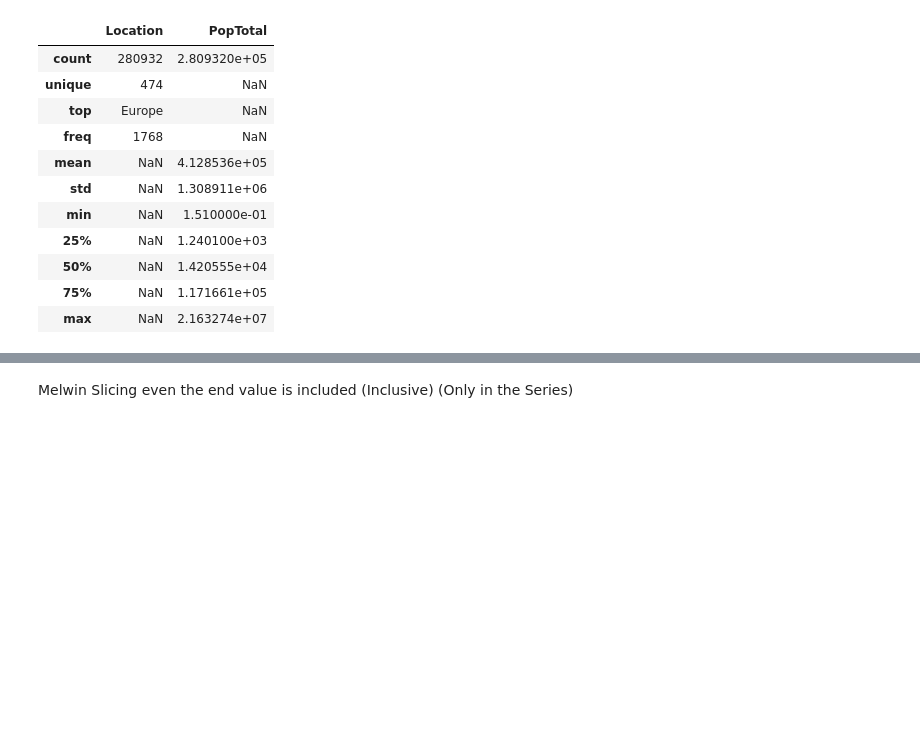
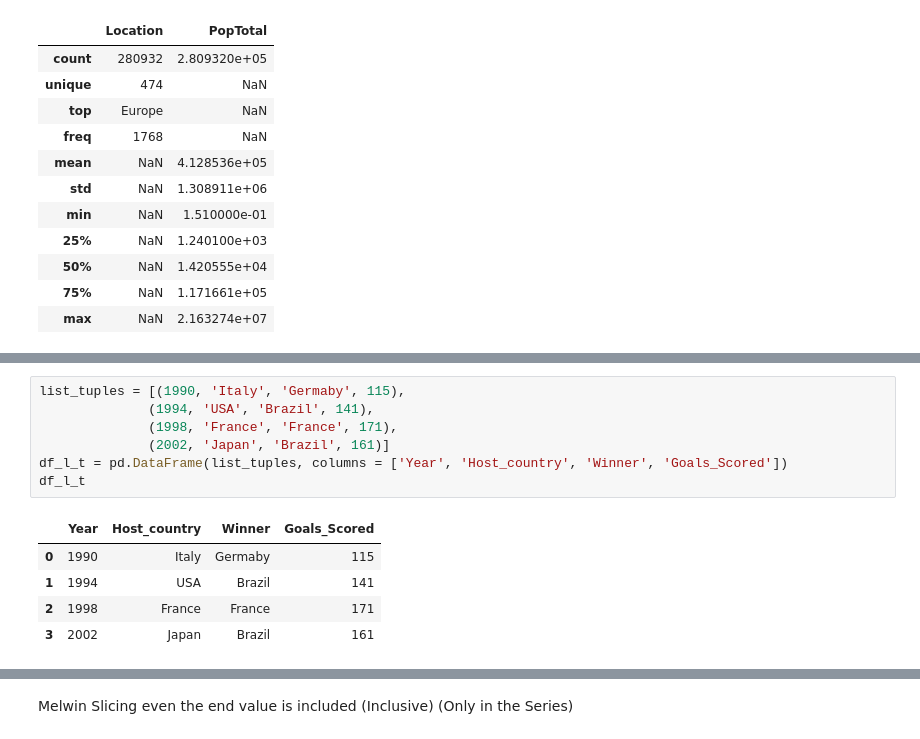
Before and after one commit to melwinmpk/Python_DSA, a Jupyter notebook: Pandas/Pandas_1.ipynb, the cells around one changed output, grey strips where cells are left out. Saved outputs shown, nothing was run; the diff lists cells and outputs as text; blank space fills up the shorter version.

```diff
--- a/Pandas/Pandas_1.ipynb
+++ b/Pandas/Pandas_1.ipynb
@@ -188,0 +268,13 @@ Index(['Location', 'PopTotal'], dtype='object')
+# %%
+list_tuples = [(1990, 'Italy', 'Germaby', 115),
+              (1994, 'USA', 'Brazil', 141),
+              (1998, 'France', 'France', 171),
+              (2002, 'Japan', 'Brazil', 161)]
+df_l_t = pd.DataFrame(list_tuples, columns = ['Year', 'Host_country', 'Winner', 'Goals_Scored'])
+df_l_t
+# %% [output]
+|  | Year | Host_country | Winner | Goals_Scored |
+| 0 | 1990 | Italy | Germaby | 115 |
+| 1 | 1994 | USA | Brazil | 141 |
+| 2 | 1998 | France | France | 171 |
+| 3 | 2002 | Japan | Brazil | 161 |
```
Also changed, not shown: parts of 8 cells of this notebook, 8 other files.
